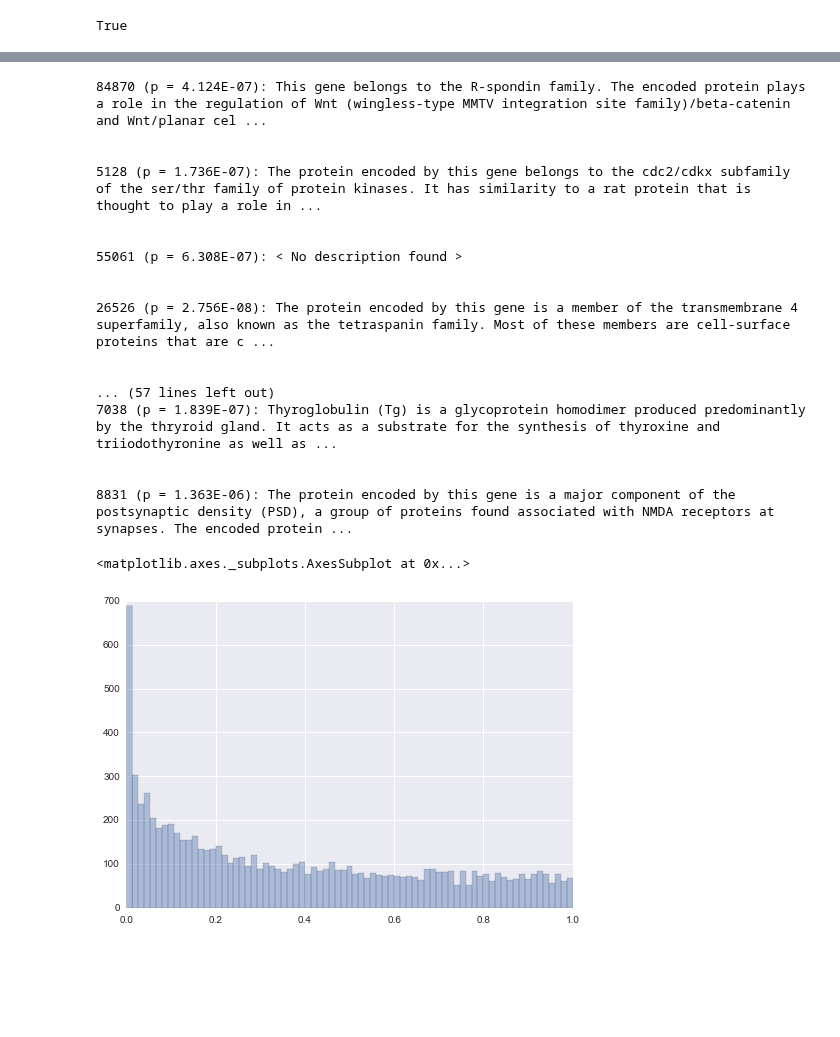
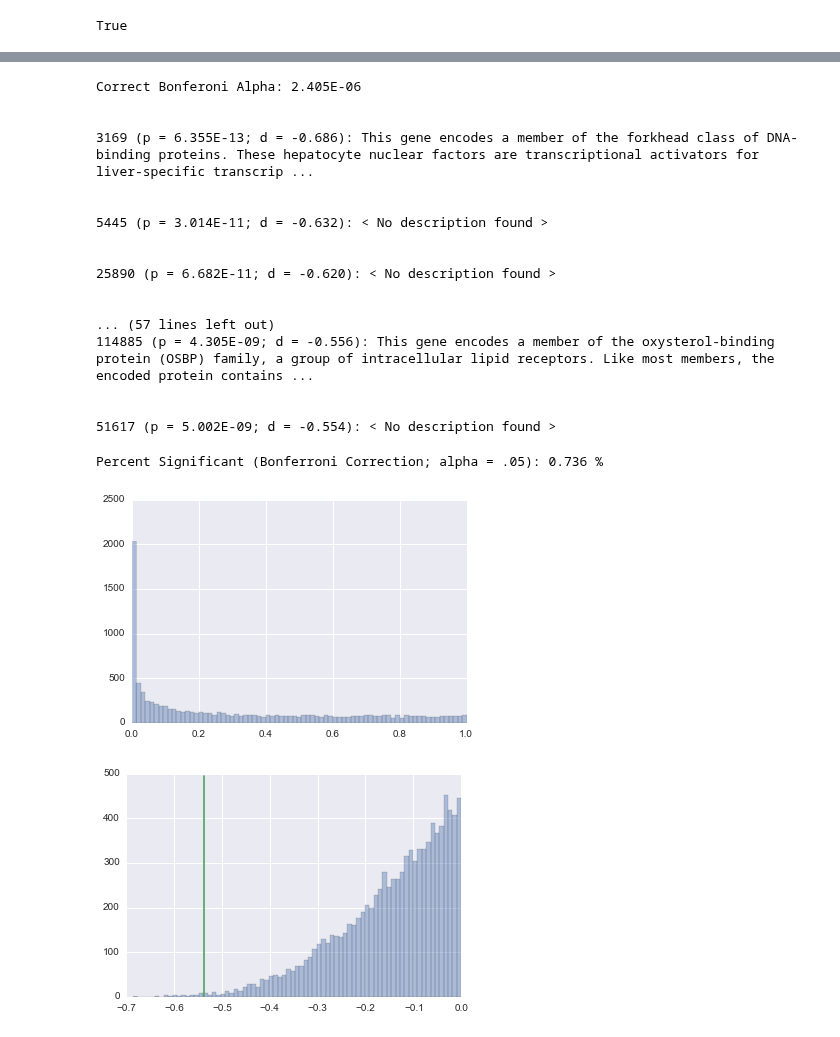
Before and after one commit to voytekresearch/nsaba, a Jupyter notebook: IPYNBs/nsaba_stats.ipynb, the cells around one changed output, grey strips where cells are left out. Cells and saved outputs as stored; diff of their text form; code cells hidden in the pictures; blank space fills up the shorter version.

```diff
--- a/IPYNBs/nsaba_stats.ipynb
+++ b/IPYNBs/nsaba_stats.ipynb
@@ -71,6 +73,6 @@ tsaba_df.describe()
 # %%
 # Hypothesis testing pre-processing
-thres = .080
+thres = .02
 
 gt_thres = [row[0] for row in analmat if row[1] > thres]
 lt_thres = [row[0] for row in analmat if row[1] <= thres]
@@ -80,2 +82,7 @@ len(gt_thres)
+# %%
+# Effect Size
+
+def cohen_d(x1, x2, n1, n2):
+    return (np.mean(x1) - np.mean(x2)) / np.sqrt( ((n1-1)*np.var(x1) + (n2-1)*np.var(x2)) / (n1 + n2 -2) )
 # %%
 # T-Test
@@ -98,12 +128,15 @@ sns.distplot(lt_thres);
+# %%
+# Setting term
+term_ = 'reward'
+tnsaba.get_ns_act(term_, thresh=-1)
 # %%
 # Finding smallest p-values across all Entrez IDs
 
 ## Parameters:
-term = 'memory'
+term = term_
 sample_num = len(tnsaba.ge.keys())
 top_id_return = 25
-thres = .08
-test = 't' # 'u'
+thres = pd.DataFrame(tnsaba.term[term]['ns_act_vector']).quantile(.85)[0]
 ##
 
 if len(tnsaba.ge) < sample_num:
@@ -117,17 +150,13 @@ gene_p = []
 for eid, ge in zip(sam_ids, ge_mat):
     gt_thres = [ge[i] for i in xrange(aba_sam_num) if tnsaba.term[term]['ns_act_vector'][i] > thres]
     lt_thres = [ge[i] for i in xrange(aba_sam_num) if tnsaba.term[term]['ns_act_vector'][i] <= thres]
-    if test == 'u':
-        gene_p.append( (eid, stats.mannwhitneyu(lt_thres, gt_thres)) )
-    elif test == 't':
-        test_stats = stats.ttest_ind(lt_thres, gt_thres)
-        if test_stats[0] <= 0:
-            gene_p.append( (eid, test_stats) )
-        else:
-            continue
+    test_stats = stats.ttest_ind(lt_thres, gt_thres)
+    d = cohen_d(lt_thres, gt_thres, len(lt_thres), len(gt_thres))
+    if test_stats[0] <= 0:
+        gene_p.append( (eid, d, test_stats[1]) )
     else:
-        raise ValueError("test parameter not valid; select 'u' or 't'")
+        continue
 
-# Sorting from largest to smallest t-statistics
-gene_p.sort(key=lambda ge: ge[1][0])
+# Sorting from greatest magnitude of effect size
+gene_p.sort(key=lambda ge: ge[1])
 # %%
@@ -141,31 +172,43 @@ for i in xrange(top_id_return):
 # %%
-for k in gene_dict:
-    if len(gene_dict[k][1]) == 1:
-        print "%d (p = %.3E): < No description found >\n\n" % (k, gene_dict[k][0]/2)
+alpha
+print "Correct Bonferoni Alpha: %.3E\n\n" % (alpha/float(sample_num))
+for eid, coh_d, p_val, descr in top_genes:
+    if len(descr) == 1:
+        print "%d (p = %.3E; d = %.3f): < No description found >\n\n" % (eid, p_val, coh_d)
     else:
-        print "%d (p = %.3E): %s\n\n" % (k, gene_dict[k][0]/2, gene_dict[k][1])
+        print "%d (p = %.3E; d = %.3f): %s\n\n" % (eid, p_val, coh_d, descr)
 # %% [output]
-84870 (p = 4.124E-07): This gene belongs to the R-spondin family. The encoded protein plays a role in the regulation of Wnt (wingless-type MMTV integration site family)/beta-catenin and Wnt/planar cel ...
+Correct Bonferoni Alpha: 2.405E-06
 
 
-5128 (p = 1.736E-07): The protein encoded by this gene belongs to the cdc2/cdkx subfamily of the ser/thr family of protein kinases. It has similarity to a rat protein that is thought to play a role in ...
+3169 (p = 6.355E-13; d = -0.686): This gene encodes a member of the forkhead class of DNA-binding proteins. These hepatocyte nuclear factors are transcriptional activators for liver-specific transcrip ...
 
 
-55061 (p = 6.308E-07): < No description found >
+5445 (p = 3.014E-11; d = -0.632): < No description found >
 
 
-26526 (p = 2.756E-08): The protein encoded by this gene is a member of the transmembrane 4 superfamily, also known as the tetraspanin family. Most of these members are cell-surface proteins that are c ...
+25890 (p = 6.682E-11; d = -0.620): < No description found >
 
 
 ... (57 lines left out)
-7038 (p = 1.839E-07): Thyroglobulin (Tg) is a glycoprotein homodimer produced predominantly by the thryroid gland. It acts as a substrate for the synthesis of thyroxine and triiodothyronine as well as ...
+114885 (p = 4.305E-09; d = -0.556): This gene encodes a member of the oxysterol-binding protein (OSBP) family, a group of intracellular lipid receptors. Like most members, the encoded protein contains ...
 
 
-8831 (p = 1.363E-06): The protein encoded by this gene is a major component of the postsynaptic density (PSD), a group of proteins found associated with NMDA receptors at synapses. The encoded protein ...
+51617 (p = 5.002E-09; d = -0.554): < No description found >
+# %%
+# Visualizing p-value distribution
+p_vals = [p[2] for p in gene_p ]
+sig = sum([ p < .05/sample_num for p in p_vals])
+print "Percent Significant (Bonferroni Correction; alpha = .05): %.3f %%" % (100*sig/float(sample_num))
+sns.distplot(p_vals, norm_hist=False, bins=75, kde=False);
+# %% [output]
+Percent Significant (Bonferroni Correction; alpha = .05): 0.736 %
+[figure, added]
 # %%
-# Visualizing p-value distribution
-p_vals = [p[1][1] for p in gene_p ]
-sns.distplot(p_vals, norm_hist=False, bins=75, kde=False)
+# Visualizing effect-size distribution
+p_vals = [p[1] for p in gene_p ]
+sns.distplot(p_vals, norm_hist=False, bins=75, kde=False);
+sns.rugplot([-0.5386], height=495);
+# Green line DRD2 effect size
 # %% [output]
-<matplotlib.axes._subplots.AxesSubplot at 0x...>
-[figure, old version]
+[figure, new version]
```
Also changed, not shown: parts of 13 cells of this notebook.
